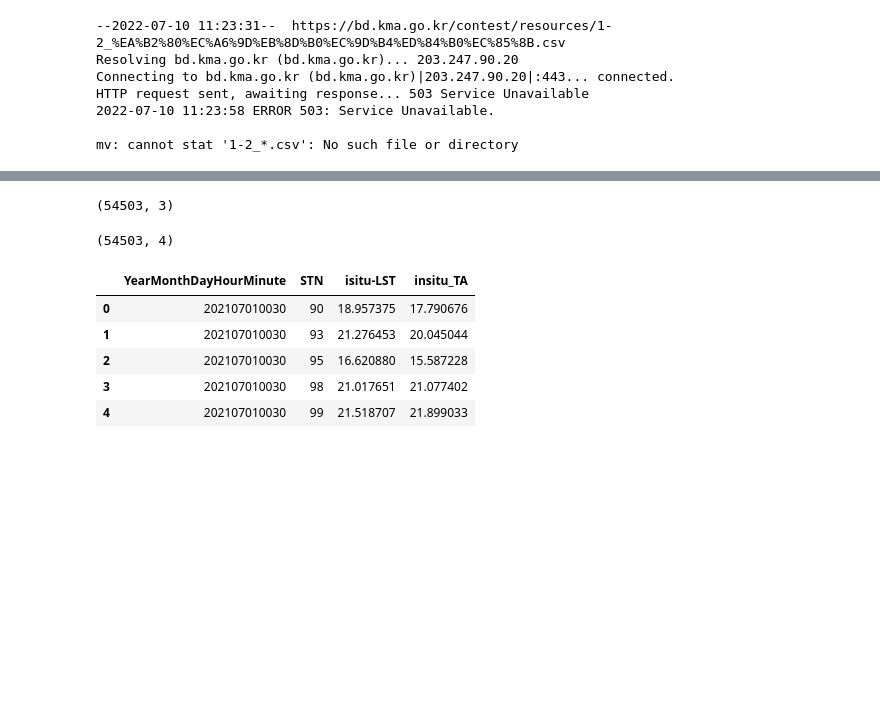
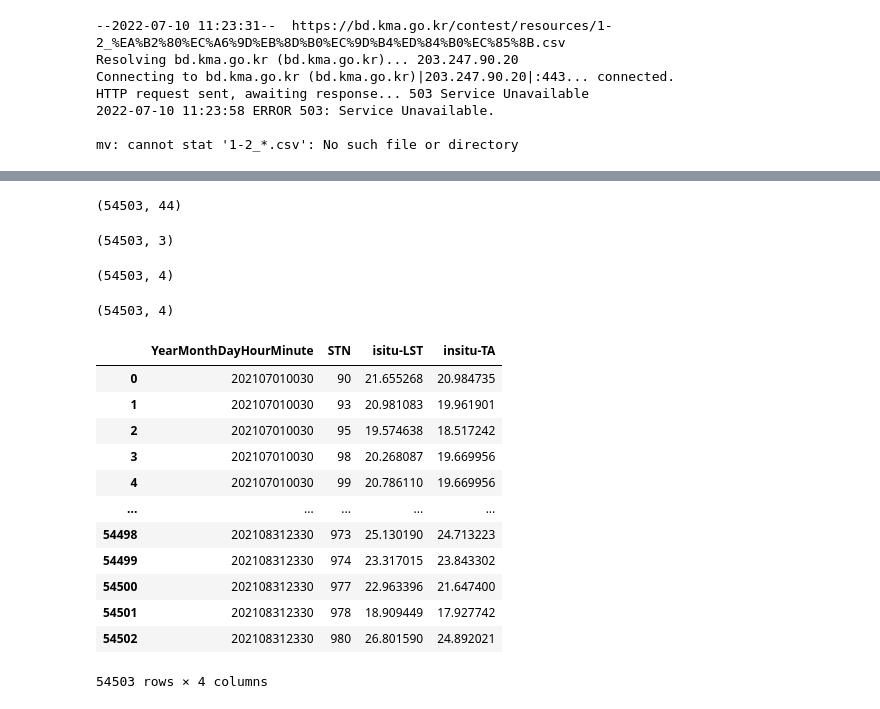
Before and after one commit to luanakwon/GroundTemperature, a Jupyter notebook: GroundTemp.ipynb, the cells around one changed output, grey strips where cells are left out. Saved outputs shown, nothing was run; the diff lists cells and outputs as text; code cells hidden in the pictures; blank space fills up the shorter version.

Commit message:
submission0720

```diff
--- a/GroundTemp.ipynb
+++ b/GroundTemp.ipynb
@@ -749,5 +751,5 @@ FileNotFoundError: ignored
 # %%
-X_test = pd.read_csv('TestFeatures.csv',usecols=timecol+featureInUse+targets)
+X_test = pd.read_csv('TestFeatures.csv',usecols=timecol+featureInUse)
 X_test_unique = X_test.loc[:,["YearMonthDayHourMinute","STN"]]
 # Split YMDH to 4 different columns
 YMDH = pd.to_datetime(X_test["YearMonthDayHourMinute"])
@@ -757,31 +759,54 @@ X_test.insert(0,'Month',YMDH.dt.month)
 X_test.insert(0,'Year',YMDH.dt.year)
 X_test.drop(columns=timecol[0], inplace=True)
 print(X_test.shape)
+# To DMatrix
+dX_test = xgb.DMatrix(X_test)
+# %% [output]
+(54503, 44)
+# %%
+mm = xgb.Booster(params=param_LST, model_file='XGB_LST_0720')
+pred = mm.predict(dX_test)
+X_test_unique['isitu-LST'] = pred.reshape((-1,1))
+print(X_test_unique.shape)
+# %% [output]
+(54503, 3)
 # %%
-mm = xgb.XGBRegressor()
-mm.load_model('XGBR0627.txt')
-pred = mm.predict(X_test)
-X_test_unique['isitu-LST'] = pred.reshape(-1,1)
-print(X_test_unique.shape)
+# mm = xgb.XGBRegressor()
+# mm.load_model('XGBR0627.txt')
+# pred = mm.predict(X_test)
+# X_test_unique['isitu-LST'] = pred.reshape(-1,1)
+# print(X_test_unique.shape)
-# %% [output]
-(54503, 3)
+# %%
+mm2 = xgb.Booster(params=param_TA, model_file='XGB_TA_0720')
+pred = mm2.predict(dX_test)
+X_test_unique['insitu-TA'] = pred.reshape((-1,1))
+print(X_test_unique.shape)
+# %% [output]
+(54503, 4)
 # %%
-mm2 = XGBR_model
-pred = mm2.predict(X_test)
-X_test_unique['insitu_TA'] = pred
-print(X_test_unique.shape)
+# mm2 = XGBR_model
+# pred = mm2.predict(X_test)
+# X_test_unique['insitu_TA'] = pred.reshape((-1,1))
+# print(X_test_unique.shape)
 # %% [output]
 (54503, 4)
 # %%
 submissionFormat = submissionFormat.merge(X_test_unique,on=["YearMonthDayHourMinute","STN"])
-submissionFormat.head()
+submissionFormat
 # %% [output]
-|  | YearMonthDayHourMinute | STN | isitu-LST | insitu_TA |
-| 0 | 202107010030 | 90 | 18.957375 | 17.790676 |
-| 1 | 202107010030 | 93 | 21.276453 | 20.045044 |
-| 2 | 202107010030 | 95 | 16.620880 | 15.587228 |
-| 3 | 202107010030 | 98 | 21.017651 | 21.077402 |
-| 4 | 202107010030 | 99 | 21.518707 | 21.899033 |
+|  | YearMonthDayHourMinute | STN | isitu-LST | insitu-TA |
+| 0 | 202107010030 | 90 | 21.655268 | 20.984735 |
+| 1 | 202107010030 | 93 | 20.981083 | 19.961901 |
+| 2 | 202107010030 | 95 | 19.574638 | 18.517242 |
+| 3 | 202107010030 | 98 | 20.268087 | 19.669956 |
+| 4 | 202107010030 | 99 | 20.786110 | 19.669956 |
+| ... | ... | ... | ... | ... |
+| 54498 | 202108312330 | 973 | 25.130190 | 24.713223 |
+| 54499 | 202108312330 | 974 | 23.317015 | 23.843302 |
+| 54500 | 202108312330 | 977 | 22.963396 | 21.647400 |
+| 54501 | 202108312330 | 978 | 18.909449 | 17.927742 |
+| 54502 | 202108312330 | 980 | 26.801590 | 24.892021 |
+54503 rows × 4 columns
 # %%
 # save submission
 import datetime
```
Also changed, not shown: parts of 6 cells of this notebook.
